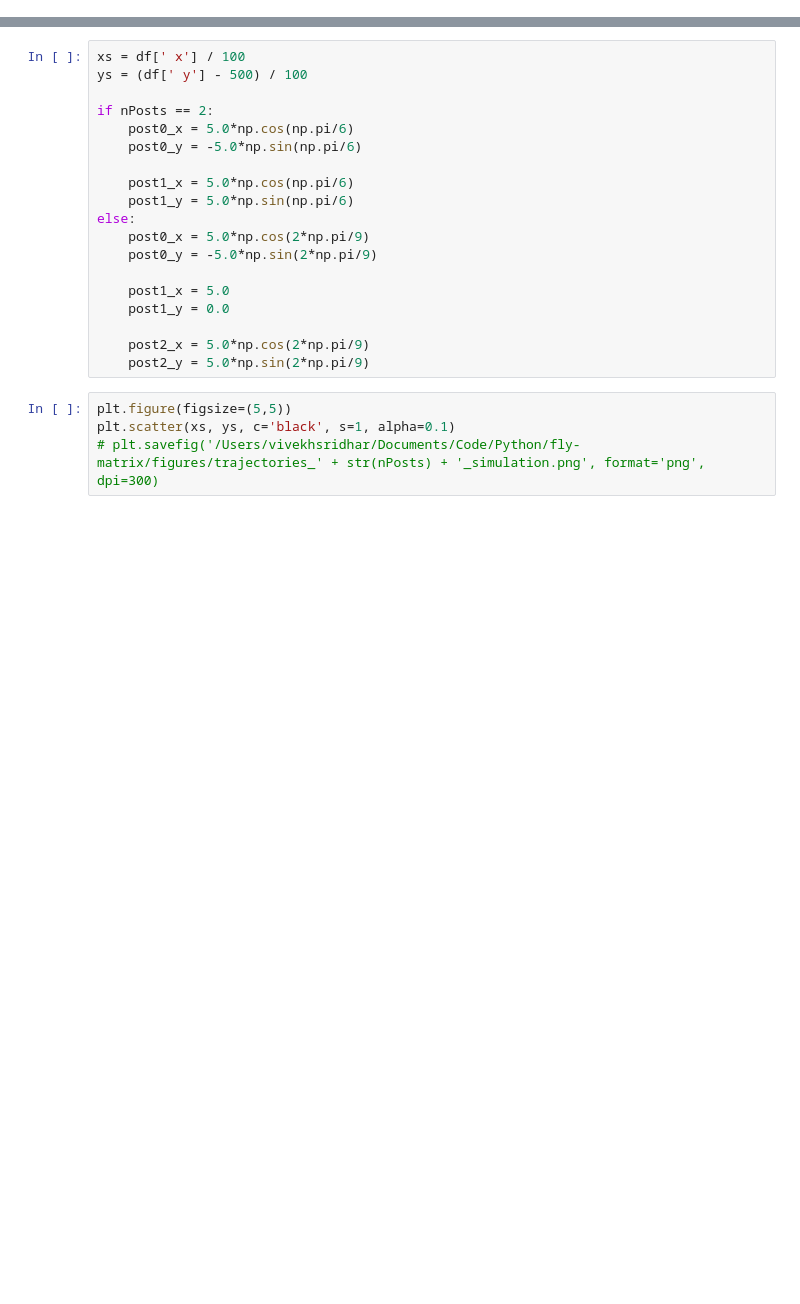
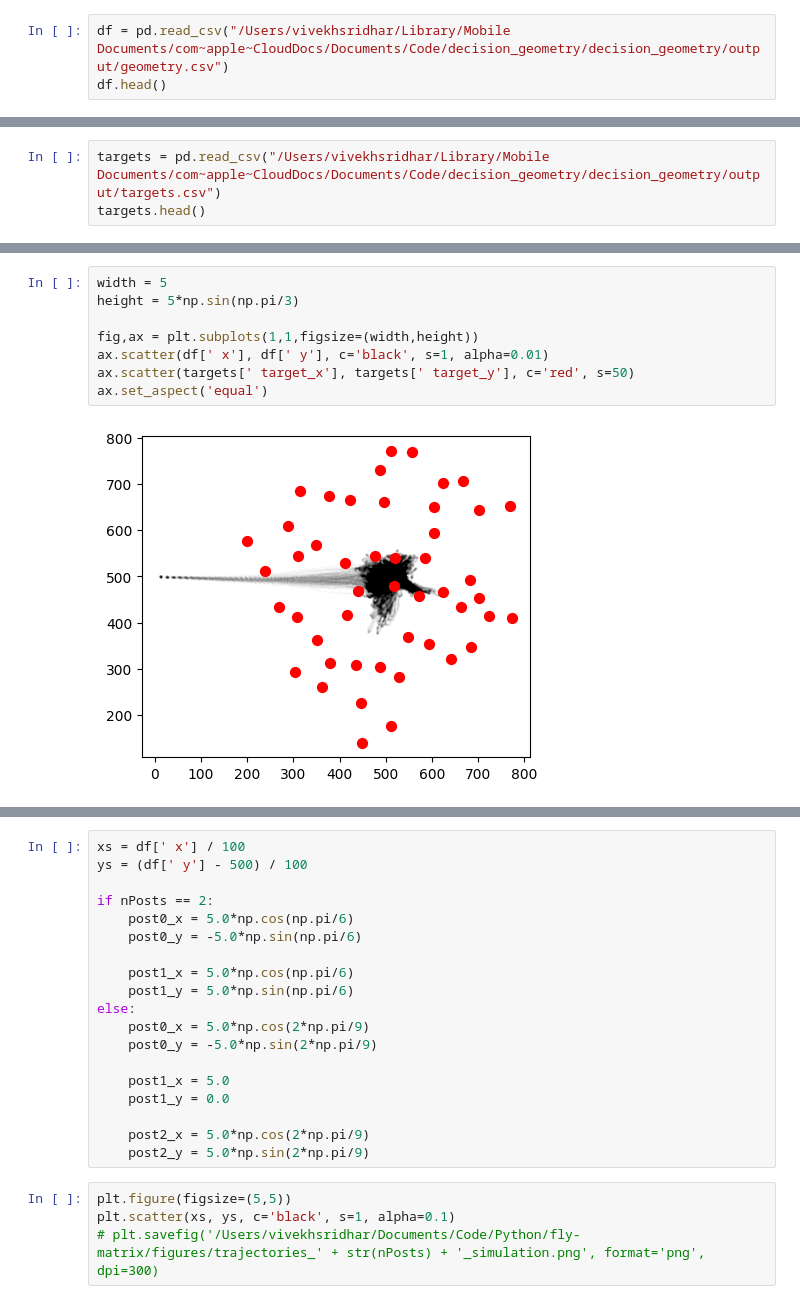
Before and after one commit to vivekhsridhar/decision_geometry, a Jupyter notebook: decision_geometry/output/bifurcation_plots.ipynb, the cells around one changed output, grey strips where cells are left out. Cells and saved outputs as stored; diff of their text form; blank space fills up the shorter version.

```diff
--- a/decision_geometry/output/bifurcation_plots.ipynb
+++ b/decision_geometry/output/bifurcation_plots.ipynb
@@ -5,0 +9,3 @@ import matplotlib.pyplot as plt
+# %%
+df = pd.read_csv("/Users/vivekhsridhar/Library/Mobile Documents/com~apple~CloudDocs/Documents/Code/decision_geometry/decision_geometry/output/geometry.csv")
+df.head()
@@ -5,0 +19,3 @@ import matplotlib.pyplot as plt
+# %%
+targets = pd.read_csv("/Users/vivekhsridhar/Library/Mobile Documents/com~apple~CloudDocs/Documents/Code/decision_geometry/decision_geometry/output/targets.csv")
+targets.head()
@@ -5,0 +29,10 @@ import matplotlib.pyplot as plt
+# %%
+width = 5
+height = 5*np.sin(np.pi/3)
+
+fig,ax = plt.subplots(1,1,figsize=(width,height))
+ax.scatter(df[' x'], df[' y'], c='black', s=1, alpha=0.01)
+ax.scatter(targets[' target_x'], targets[' target_y'], c='red', s=50)
+ax.set_aspect('equal')
+# %% [output]
+[figure, added]
```
Also changed, not shown: parts of 18 cells of this notebook, 16 other files.
